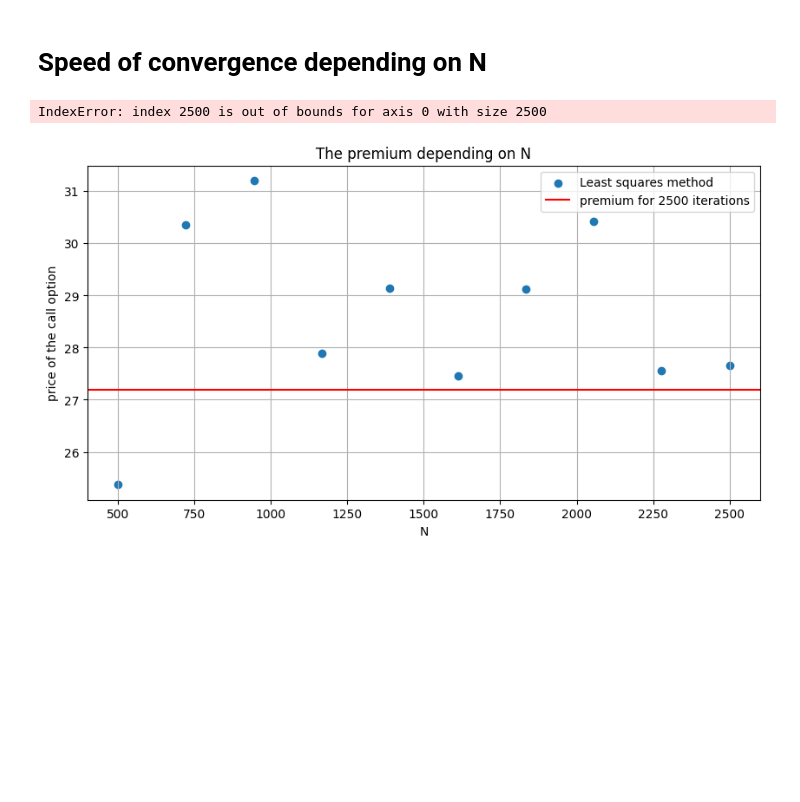
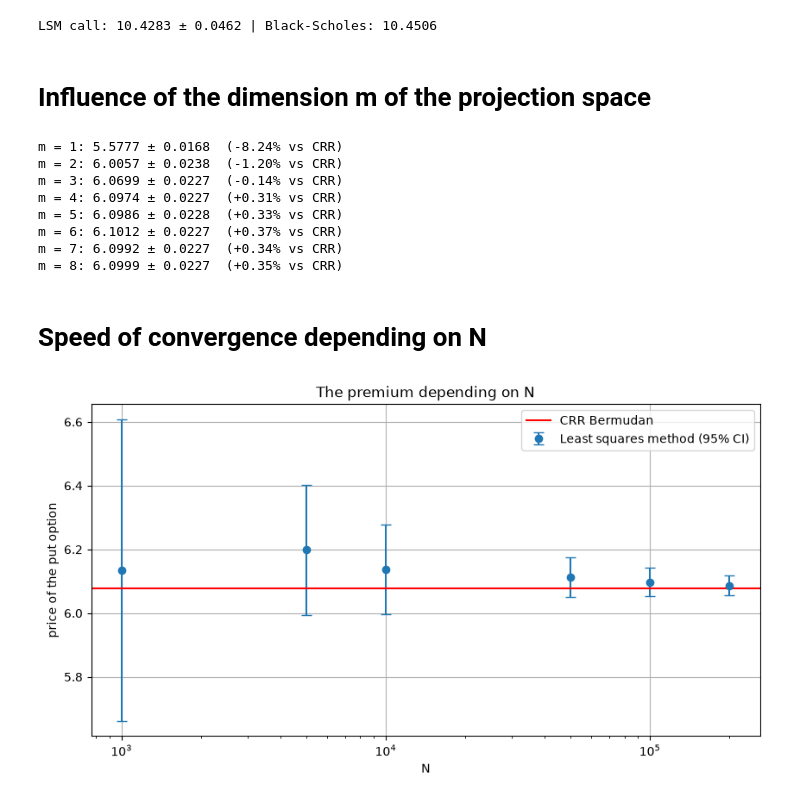
Before and after one commit to samuelmoyal/American-Option-Pricing, a Jupyter notebook: Monte_carlo.ipynb, the cells around one changed output. Cells and saved outputs as stored; diff of their text form; code cells hidden in the pictures; blank space fills up the shorter version.

```diff
--- a/Monte_carlo.ipynb
+++ b/Monte_carlo.ipynb
@@ -149,5 +0,0 @@ def compute_premium(L, nb_iters, m, X_0, K, sigma, option_type = 'call'):
-# %%
-premium_values1 =  []
-
-for K in valeurs_strike:
-    premium_values1.append(compute_premium(L,nb_iter, m, X_0, K, sigma, option_type = 'put'))
@@ -226,0 +85,10 @@ plt.show()
+# %%
+premium_values1 = [lsm(X_0, K, T, r, sigma, L, nb_iter, m, 'put', seed=0) for K in valeurs_strike]
+binomial_premium1 = [crr(X_0, K, T, r, sigma, 100 * L, 'put', 'bermudan', L) for K in valeurs_strike]
+scholes_strike = black_scholes(X_0, valeurs_strike, T, r, sigma, 'put')
+
+err1 = 100 * (np.array(premium_values1) / np.array(binomial_premium1) - 1)
+print(' K       LSM      CRR     error')
+for K, p, b, e in zip(valeurs_strike, premium_values1, binomial_premium1, err1):
+    print(f'{K:6.2f}  {p:7.4f}  {b:7.4f}  {e:+.2f}%')
+print(f'max |error| = {np.abs(err1).max():.2f}%')
@@ -226,0 +123,10 @@ plt.show()
+# %%
+premium_values2 = [lsm(X_0, K_0, T, r, s, L, nb_iter, m, 'put', seed=0) for s in valeurs_sigma]
+binomial_premium2 = [crr(X_0, K_0, T, r, s, 100 * L, 'put', 'bermudan', L) for s in valeurs_sigma]
+scholes_sigma = black_scholes(X_0, K_0, T, r, valeurs_sigma, 'put')
+
+err2 = 100 * (np.array(premium_values2) / np.array(binomial_premium2) - 1)
+print(' sigma    LSM      CRR     error')
+for s, p, b, e in zip(valeurs_sigma, premium_values2, binomial_premium2, err2):
+    print(f'{s:6.3f}  {p:7.4f}  {b:7.4f}  {e:+.2f}%')
+print(f'max |error| = {np.abs(err2).max():.2f}%')
@@ -227,2 +163,24 @@ plt.show()
+# %%
+call_lsm, call_se = lsm(X_0, K_0, T, r, sigma, L, nb_iter, m, 'call', seed=0, return_stderr=True)
+call_bs = black_scholes(X_0, K_0, T, r, sigma, 'call')
+print(f'LSM call: {call_lsm:.4f} ± {call_se:.4f} | Black-Scholes: {call_bs:.4f}')
+# %% [output]
+LSM call: 10.4283 ± 0.0462 | Black-Scholes: 10.4506
+# %% [markdown]
+# Influence of the dimension m of the projection space
+# %%
+ref = crr(X_0, K_0, T, r, sigma, 100 * L, 'put', 'bermudan', L)
+for m_ in range(1, 9):
+    p, se = lsm(X_0, K_0, T, r, sigma, L, nb_iter, m_, 'put', seed=0, return_stderr=True)
+    print(f'm = {m_}: {p:.4f} ± {se:.4f}  ({100 * (p / ref - 1):+.2f}% vs CRR)')
+# %% [output]
+m = 1: 5.5777 ± 0.0168  (-8.24% vs CRR)
+m = 2: 6.0057 ± 0.0238  (-1.20% vs CRR)
+m = 3: 6.0699 ± 0.0227  (-0.14% vs CRR)
+m = 4: 6.0974 ± 0.0227  (+0.31% vs CRR)
+m = 5: 6.0986 ± 0.0228  (+0.33% vs CRR)
+m = 6: 6.1012 ± 0.0227  (+0.37% vs CRR)
+m = 7: 6.0992 ± 0.0227  (+0.34% vs CRR)
+m = 8: 6.0999 ± 0.0227  (+0.35% vs CRR)
 # %% [markdown]
 # Speed of convergence depending on N
@@ -231,20 +187,19 @@ price_montecarlo = compute_premium(L,nb_iter, m, X_0, K_0, sigma, option_type =
-# %%
-iterations = np.linspace(1000, 5000, 5)
-compare_iterations = []
-
-for iter in iterations:
-    compare_iterations.append(compute_premium(L, int(iter), m, X_0, K_0, sigma, option_type = 'call'))
-# %% [output]
-IndexError: index 2500 is out of bounds for axis 0 with size 2500
 # %%
+iterations = [1_000, 5_000, 10_000, 50_000, 100_000, 200_000]
+compare_iterations = [lsm(X_0, K_0, T, r, sigma, L, n, m, 'put', seed=0, return_stderr=True)
+                      for n in iterations]
+prices = np.array([p for p, _ in compare_iterations])
+ses = np.array([s for _, s in compare_iterations])
+
 plt.figure(figsize=(10, 5))
-plt.scatter(iterations, compare_iterations, label= 'Least squares method')
-plt.axhline(y=price_montecarlo, color='r', linestyle='-', label='premium for 2500 iterations')
+plt.errorbar(iterations, prices, yerr=1.96 * ses, fmt='o', capsize=4, label='Least squares method (95% CI)')
+plt.axhline(y=ref, color='r', linestyle='-', label='CRR Bermudan')
+plt.xscale('log')
 plt.legend()
 plt.title('The premium depending on N')
 plt.xlabel('N')
-plt.ylabel('price of the call option')
+plt.ylabel('price of the put option')
 plt.grid(True)
 plt.show()
 # %% [output]
-[figure, old version]
+[figure, new version]
```
Also changed, not shown: parts of 39 cells of this notebook, 5 other files.
